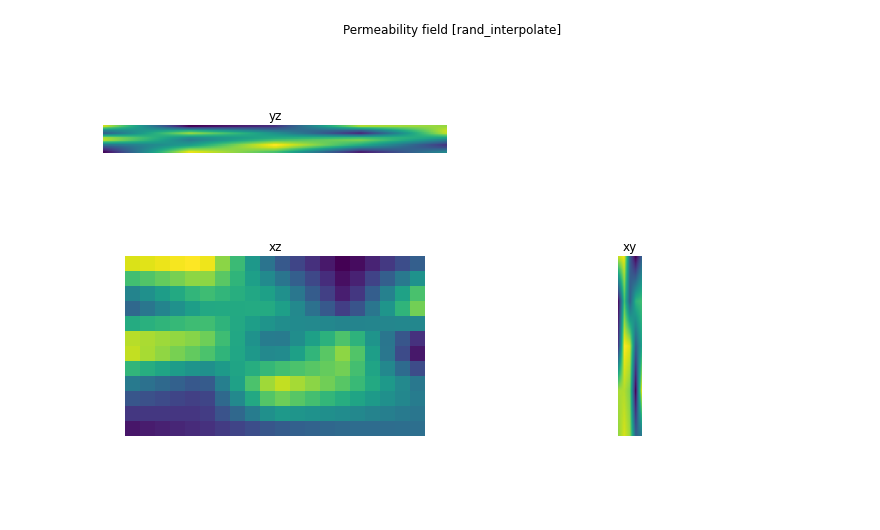
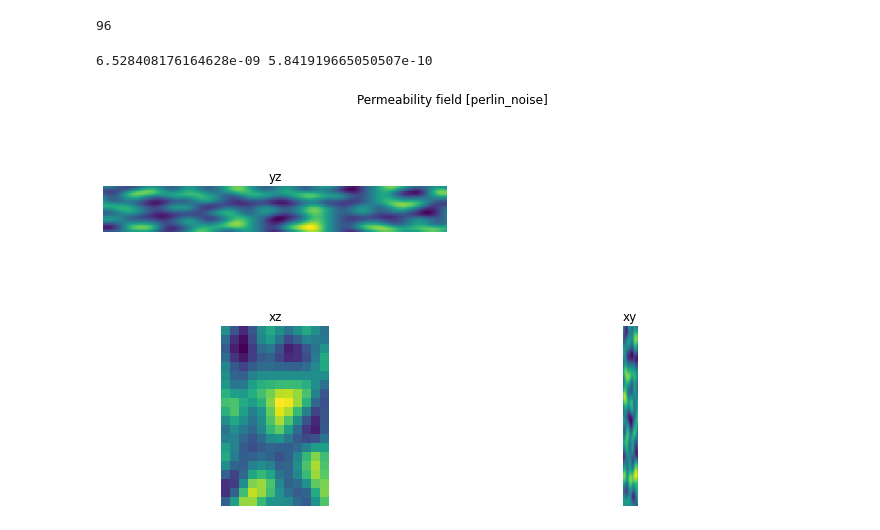
Before and after one commit to JuliaPelzer/Dataset-generation-with-Pflotran, a Jupyter notebook: test_perm_field/create_permeability_field.ipynb, the cells around one changed output. Cells and saved outputs as stored; diff of their text form; code cells hidden in the pictures; blank space fills up the shorter version.

Commit message:
create_permeability_field.ipynb: implement perlin_noise

```diff
--- a/test_perm_field/create_permeability_field.ipynb
+++ b/test_perm_field/create_permeability_field.ipynb
@@ -24,16 +25,16 @@ def plot(cells, case="trigonometric"):
     # plt.colorbar()
     fig.show()
 # %%
-def make_perm_grid(max, min, factor, ncells, size, case="trigonometric"):
+def make_perm_grid(max_perm, min_perm, factor, ncells, size, case="trigonometric", frequency = 10, base = 0):
     length_cells = size / ncells
     icells = [np.linspace(1, ncells[i], ncells[i]) for i in (0,1,2)]
     idx, idy, idz = np.meshgrid(icells[0], icells[1], icells[2], indexing="ij")
     if case=="trigonometric":
         # function exemplary
         def fct_sin(value):
-            return (max - min)/2 * np.sin(value/factor) + (max + min)/2
+            return (max_perm - min_perm)/2 * np.sin(value/factor) + (max_perm + min_perm)/2
         def fct_cos(value):
-            return (max - min)/2 * np.cos(value/factor) + (max + min)/2
+            return (max_perm - min_perm)/2 * np.cos(value/factor) + (max_perm + min_perm)/2
         values = (fct_cos(idx*length_cells[1])+fct_cos(idy*length_cells[0])+fct_cos(idz*length_cells[2]))/3  # ORDER X,Y,Z
     elif case=="rand_interpolate":
         # Interpolation with RegularGridInterpolator from scipy (can do 3D, works on a regular grid)
@@ -43,13 +44,25 @@ def make_perm_grid(max, min, factor, ncells, size, case="trigonometric"):
         idx_base, idy_base, idz_base = np.meshgrid(icells_base[0], icells_base[1], icells_base[2], indexing="ij") # ORDER X,Y,Z
 
         def fct_rand(shape=[nbases,nbases,nbases]):
-            return np.random.uniform(min, max, size=shape)
+            return np.random.uniform(min_perm, max_perm, size=shape)
         values_base = fct_rand()
 
         test_points = np.array([idx.ravel(), idy.ravel(), idz.ravel()]).T
         interpolator = RegularGridInterpolator(icells_base, values_base)
         method = "linear" # in ['linear', 'nearest', 'slinear', 'cubic', 'quintic']:
         values = interpolator(test_points, method=method).reshape(ncells[0], ncells[1], ncells[2]).T
+
+    elif case=="perlin_noise":
+        def perlin_noise(x,y,z):
+            return noise.pnoise3(x, y, z, octaves=1, persistence=0.5, lacunarity=2.0, repeatx=1024, repeaty=1024, repeatz=1024, base=base)
+        values = np.zeros((ncells[0], ncells[1], ncells[2]))
+        for i in range(0, ncells[0]):
+            for j in range(0, ncells[1]):
+                for k in range(0, ncells[2]):
+                    freq = frequency / ncells
+                    x,y,z = [i, j, k] * freq
+                    values[i,j,k] = (perlin_noise(x,y,z)+1)/2 * (max_perm - min_perm) + min_perm
+                    # TODO scale with min, max
 
     return values, icells
 
@@ -77,16 +90,22 @@ def save_perm(filename, ncells, cells):
 # %%
 # size = np.array([500, 1000, 30])
 size = np.array([100, 500, 30])
 # ncells = np.array([75, 150, 12])
 ncells = np.array([20, 150, 12])
 perm_max = 6.65*10**-9
 perm_min = 1.36*10**-12
 factor = 40
-case="rand_interpolate"
-cells, icells = make_perm_grid(perm_max, perm_min, factor, ncells, size, case=case)
+case="perlin_noise"
+frequency = [4,9,3]
+base = np.random.randint(0, 100)
+print(base)
+cells, icells = make_perm_grid(perm_max, perm_min, factor, ncells, size, case=case, frequency=frequency, base=base)
 plot(cells, case=case)
+print(cells.max(), cells.min())
 # %% [output]
+96
+6.528408176164628e-09 5.841919665050507e-10
-[figure, old version]
+[figure, new version]
 # %%
 filename = 'permeability.h5'
 # TODO dimensionen? Reihenfolge?
```
Also changed, not shown: parts of 2 cells of this notebook.
